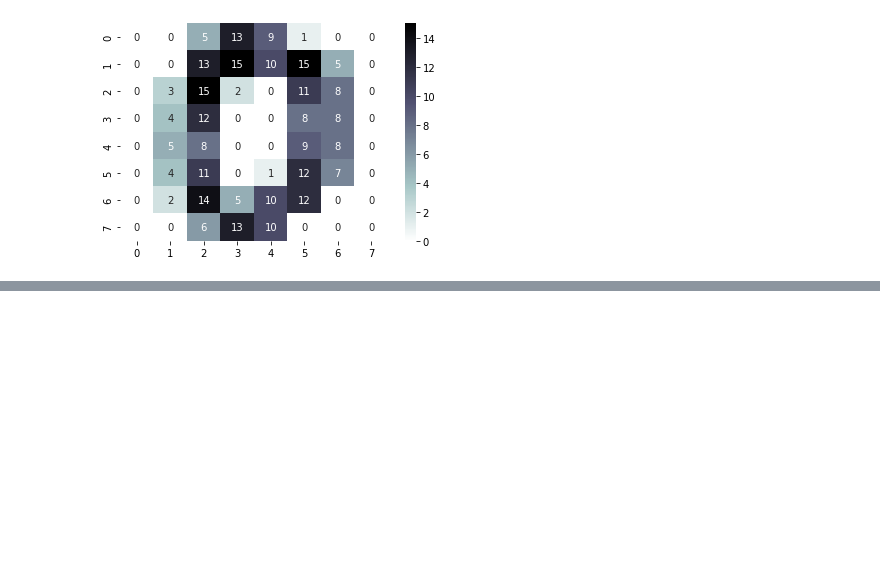
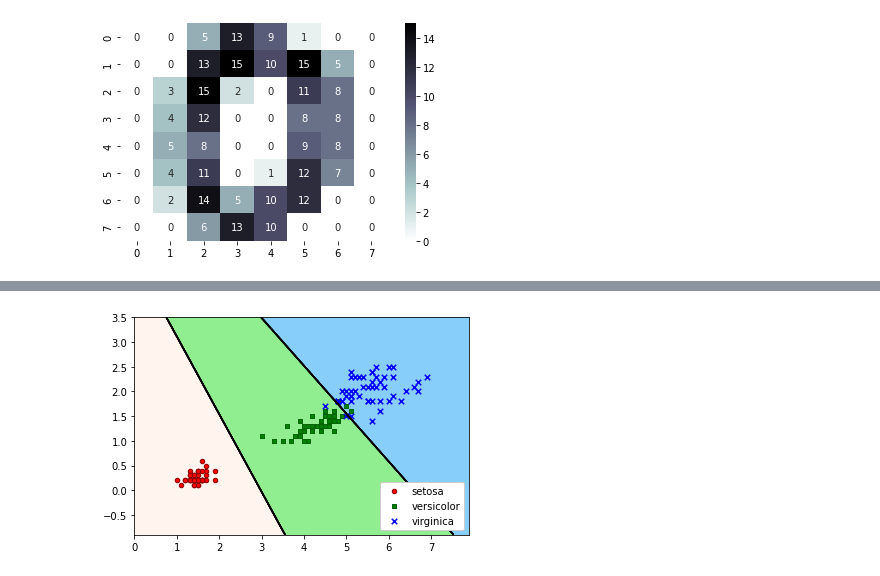
Before and after one commit to chi-hun/datascienceschool, a Jupyter notebook: datascienceschool.ipynb, the cells around one changed output, grey strips where cells are left out. Saved outputs shown, nothing was run; the diff lists cells and outputs as text; code cells hidden in the pictures; blank space fills up the shorter version.

```diff
--- a/datascienceschool.ipynb
+++ b/datascienceschool.ipynb
@@ -387,0 +405,34 @@ plt.show()
+# %%
+from sklearn.preprocessing import StandardScaler
+from sklearn.svm import SVC
+import matplotlib as mpl
+features = [2, 3]
+X = iris.data[:, features]
+y = iris.target
+
+model = SVC(kernel="linear", random_state=0)
+model.fit(X, y)
+
+XX_min = X[:, 0].min() - 1
+XX_max = X[:, 0].max() + 1
+YY_min = X[:, 1].min() - 1
+YY_max = X[:, 1].max() + 1
+XX, YY = np.meshgrid(np.linspace(XX_min, XX_max, 1000),
+                     np.linspace(YY_min, YY_max, 1000))
+ZZ = model.predict(np.c_[XX.ravel(), YY.ravel()]).reshape(XX.shape)
+
+cmap = mpl.colors.ListedColormap(['seashell', 'lightgreen', 'lightskyblue'])
+plt.contourf(XX, YY, ZZ, cmap=cmap)
+plt.contour(XX, YY, ZZ, colors='k')
+plt.scatter(X[y == 0, 0], X[y == 0, 1], s=20, label=iris.target_names[0],
+            marker="o", edgecolors="darkred", facecolors="red")
+plt.scatter(X[y == 1, 0], X[y == 1, 1], s=20, label=iris.target_names[1],
+            marker="s", edgecolors="darkgreen", facecolors="green")
+plt.scatter(X[y == 2, 0], X[y == 2, 1], s=30, label=iris.target_names[2],
+            marker="x", edgecolors="darkblue", facecolors="blue")
+plt.xlim(XX_min, XX_max)
+plt.ylim(YY_min, YY_max)
+plt.legend(loc="lower right", framealpha=1)
+plt.show()
+# %% [output]
+[figure, added]
```
Also changed, not shown: parts of 9 cells of this notebook.
